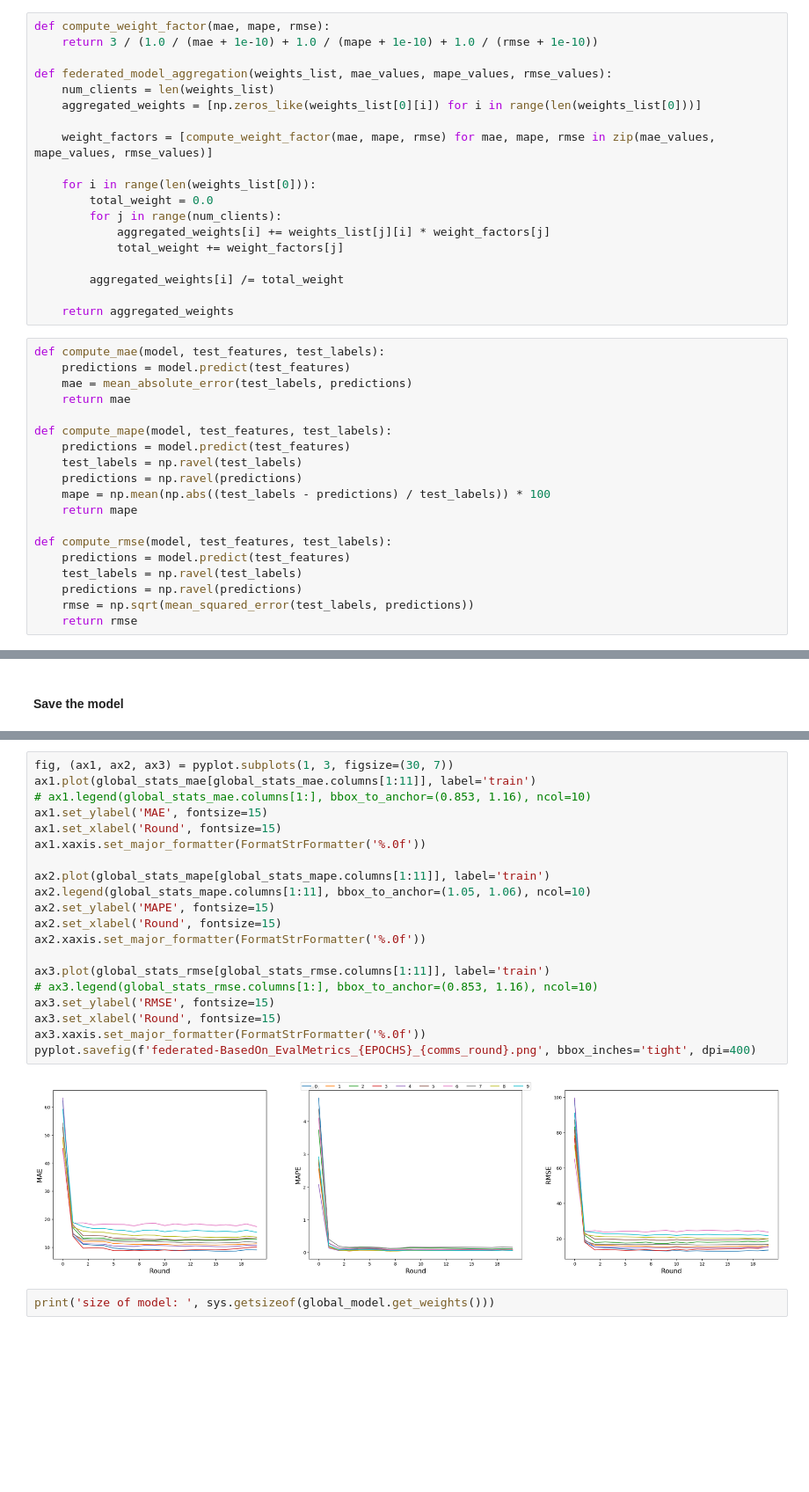
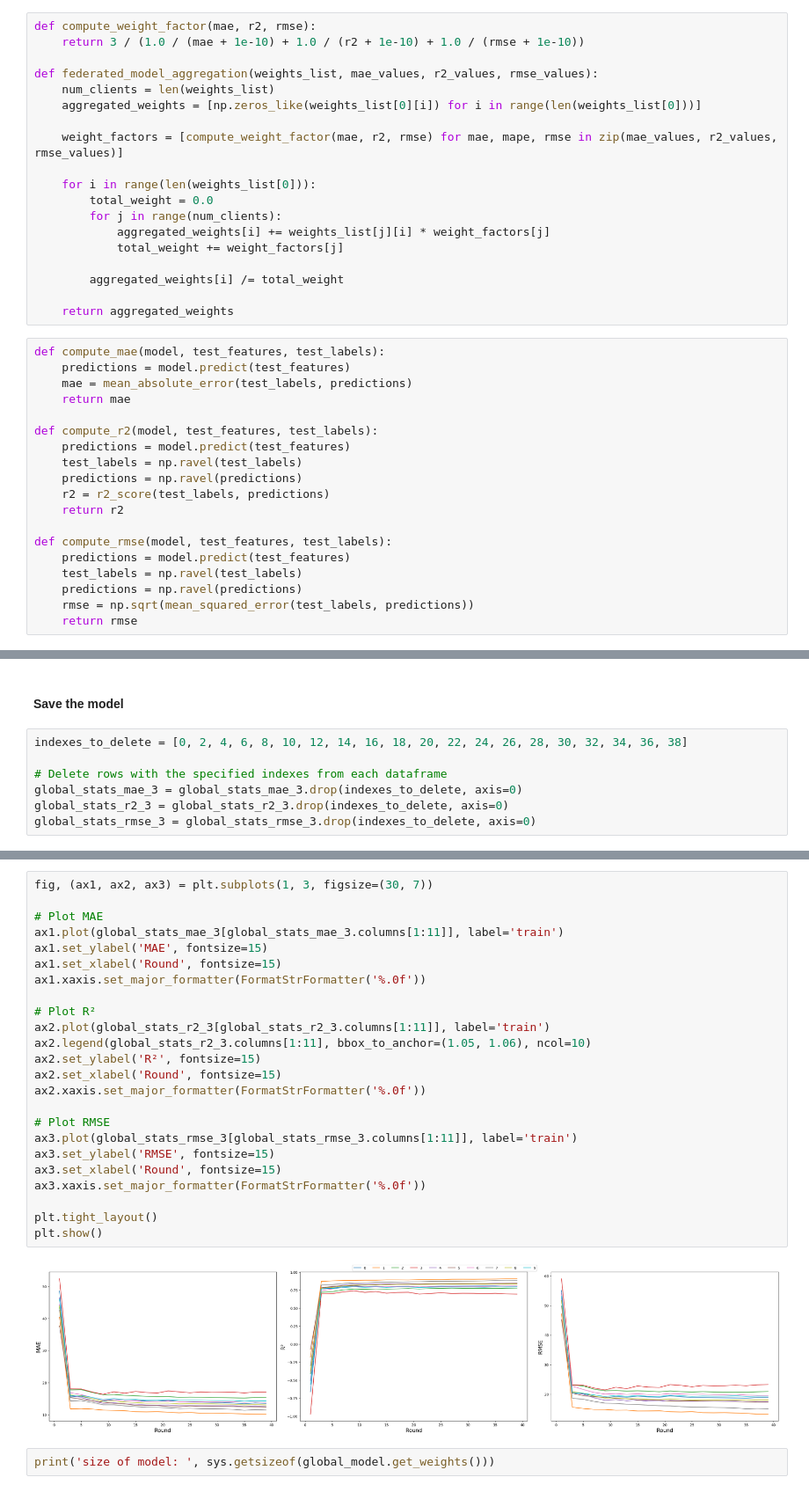
Before and after one commit to SarantisPapachrist/Diploma-Thesis, a Jupyter notebook: Turbofan_Jet_Engine/Federated_Learning/federated/federated_BasedOn_Eval_Metrics.ipynb, the cells around one changed output, grey strips where cells are left out. Shown at 88% size. Cells and saved outputs as stored; diff of their text form; blank space fills up the shorter version.

```diff
--- a/Turbofan_Jet_Engine/Federated_Learning/federated/federated_BasedOn_Eval_Metrics.ipynb
+++ b/Turbofan_Jet_Engine/Federated_Learning/federated/federated_BasedOn_Eval_Metrics.ipynb
@@ -146,14 +177,14 @@ def evaluate_model(model, test_features, test_labels):
 # %% [markdown]
 #### Function for Clients Update
 # %%
-def compute_weight_factor(mae, mape, rmse):
-    return 3 / (1.0 / (mae + 1e-10) + 1.0 / (mape + 1e-10) + 1.0 / (rmse + 1e-10))
+def compute_weight_factor(mae, r2, rmse):
+    return 3 / (1.0 / (mae + 1e-10) + 1.0 / (r2 + 1e-10) + 1.0 / (rmse + 1e-10))
 
-def federated_model_aggregation(weights_list, mae_values, mape_values, rmse_values):
+def federated_model_aggregation(weights_list, mae_values, r2_values, rmse_values):
     num_clients = len(weights_list)
     aggregated_weights = [np.zeros_like(weights_list[0][i]) for i in range(len(weights_list[0]))]
 
-    weight_factors = [compute_weight_factor(mae, mape, rmse) for mae, mape, rmse in zip(mae_values, mape_values, rmse_values)]
+    weight_factors = [compute_weight_factor(mae, r2, rmse) for mae, mape, rmse in zip(mae_values, r2_values, rmse_values)]
 
     for i in range(len(weights_list[0])):
         total_weight = 0.0
@@ -170,12 +201,12 @@ def compute_mae(model, test_features, test_labels):
     mae = mean_absolute_error(test_labels, predictions)
     return mae
 
-def compute_mape(model, test_features, test_labels):
+def compute_r2(model, test_features, test_labels):
     predictions = model.predict(test_features)
     test_labels = np.ravel(test_labels)
     predictions = np.ravel(predictions)
-    mape = np.mean(np.abs((test_labels - predictions) / test_labels)) * 100
-    return mape
+    r2 = r2_score(test_labels, predictions)
+    return r2
 
 def compute_rmse(model, test_features, test_labels):
     predictions = model.predict(test_features)
@@ -256,4 +319,11 @@ print("Training completed.")
 # %% [markdown]
 #### Save the model
+# %%
+indexes_to_delete = [0, 2, 4, 6, 8, 10, 12, 14, 16, 18, 20, 22, 24, 26, 28, 30, 32, 34, 36, 38]
+
+# Delete rows with the specified indexes from each dataframe
+global_stats_mae_3 = global_stats_mae_3.drop(indexes_to_delete, axis=0)
+global_stats_r2_3 = global_stats_r2_3.drop(indexes_to_delete, axis=0)
+global_stats_rmse_3 = global_stats_rmse_3.drop(indexes_to_delete, axis=0)
 # %%
 # save model to storage
@@ -261,25 +366,29 @@ global_model.save(f'federated/model_BasedOn_EvalMetrics_{EPOCHS}_{comms_round}_{
 # %%
-fig, (ax1, ax2, ax3) = pyplot.subplots(1, 3, figsize=(30, 7))
-ax1.plot(global_stats_mae[global_stats_mae.columns[1:11]], label='train')
-# ax1.legend(global_stats_mae.columns[1:], bbox_to_anchor=(0.853, 1.16), ncol=10)
+fig, (ax1, ax2, ax3) = plt.subplots(1, 3, figsize=(30, 7))
+
+# Plot MAE
+ax1.plot(global_stats_mae_3[global_stats_mae_3.columns[1:11]], label='train')
 ax1.set_ylabel('MAE', fontsize=15)
 ax1.set_xlabel('Round', fontsize=15)
 ax1.xaxis.set_major_formatter(FormatStrFormatter('%.0f'))
 
-ax2.plot(global_stats_mape[global_stats_mape.columns[1:11]], label='train')
-ax2.legend(global_stats_mape.columns[1:11], bbox_to_anchor=(1.05, 1.06), ncol=10)
-ax2.set_ylabel('MAPE', fontsize=15)
+# Plot R²
+ax2.plot(global_stats_r2_3[global_stats_r2_3.columns[1:11]], label='train')
+ax2.legend(global_stats_r2_3.columns[1:11], bbox_to_anchor=(1.05, 1.06), ncol=10)
+ax2.set_ylabel('R²', fontsize=15)
 ax2.set_xlabel('Round', fontsize=15)
 ax2.xaxis.set_major_formatter(FormatStrFormatter('%.0f'))
 
-ax3.plot(global_stats_rmse[global_stats_rmse.columns[1:11]], label='train')
-# ax3.legend(global_stats_rmse.columns[1:], bbox_to_anchor=(0.853, 1.16), ncol=10)
+# Plot RMSE
+ax3.plot(global_stats_rmse_3[global_stats_rmse_3.columns[1:11]], label='train')
 ax3.set_ylabel('RMSE', fontsize=15)
 ax3.set_xlabel('Round', fontsize=15)
 ax3.xaxis.set_major_formatter(FormatStrFormatter('%.0f'))
-pyplot.savefig(f'federated-BasedOn_EvalMetrics_{EPOCHS}_{comms_round}.png', bbox_inches='tight', dpi=400)
+
+plt.tight_layout()
+plt.show()
 # %% [output]
-[figure, old version]
+[figure, new version]
 # %%
 print('size of model: ', sys.getsizeof(global_model.get_weights()))
 # %% [output]
```
Also changed, not shown: parts of 17 cells of this notebook, 17 other files.
